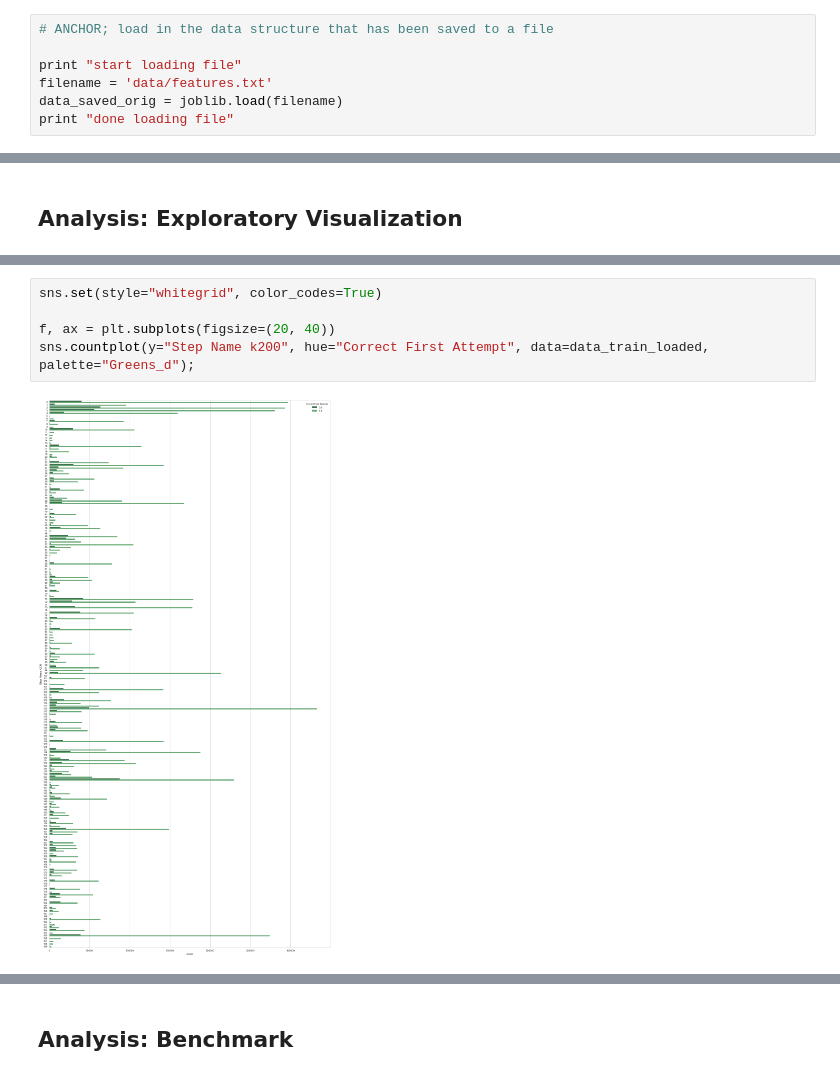
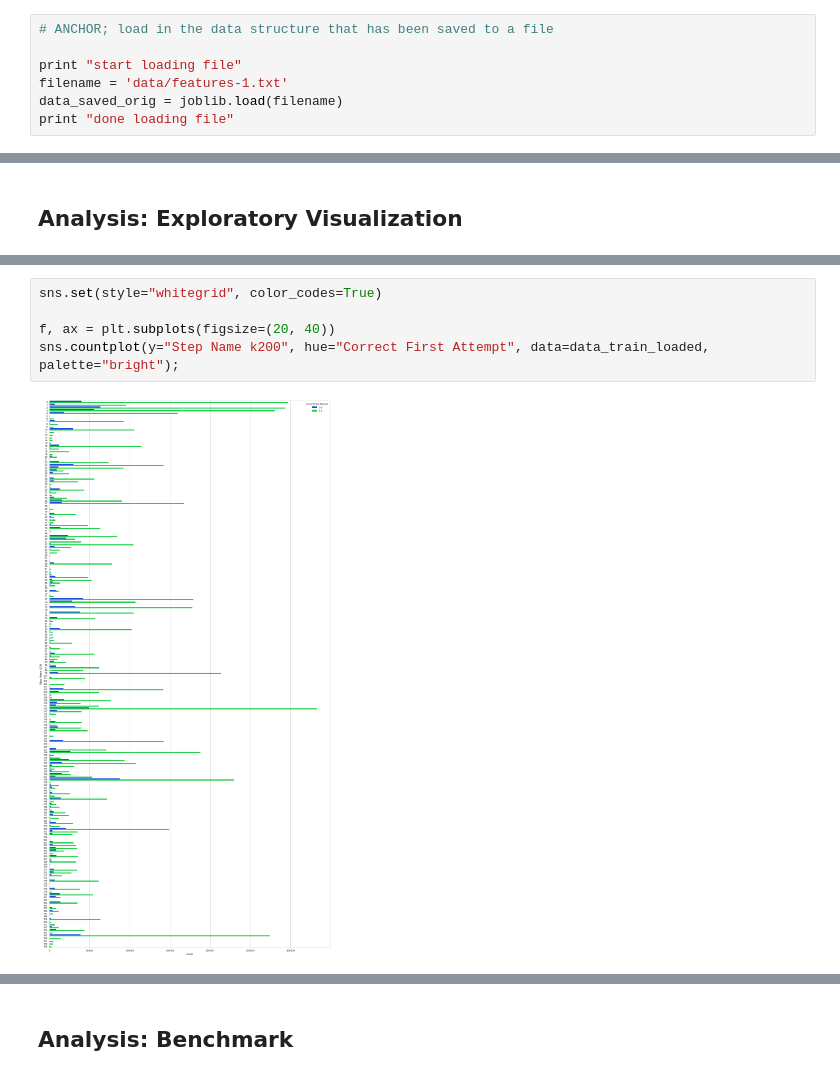
Before and after one commit to doniarobinson/capstone, a Jupyter notebook: capstone-drobinson.ipynb, the cells around one changed output, grey strips where cells are left out. Saved outputs shown, nothing was run; the diff lists cells and outputs as text.

Commit message:
Repairs to project per first evaluation

```diff
--- a/capstone-drobinson.ipynb
+++ b/capstone-drobinson.ipynb
@@ -200,7 +200,7 @@ Trimmed samples of steps from current dataset:
 # ANCHOR; load in the data structure that has been saved to a file
 
 print "start loading file"
-filename = 'data/features.txt'
+filename = 'data/features-1.txt'
 data_saved_orig = joblib.load(filename)
 print "done loading file"
 # %% [output]
@@ -359,10 +359,10 @@ sns.countplot(y="Problem Name Cat k200", hue="Correct First Attempt", data=data_
 # %%
 sns.set(style="whitegrid", color_codes=True)
 
 f, ax = plt.subplots(figsize=(20, 40))
-sns.countplot(y="Step Name k200", hue="Correct First Attempt", data=data_train_loaded, palette="Greens_d");
+sns.countplot(y="Step Name k200", hue="Correct First Attempt", data=data_train_loaded, palette="bright");
 # %% [output]
-[figure, old version]
+[figure, new version]
 # %%
 sns.set(style="whitegrid", color_codes=True)
 
```
Also changed, not shown: parts of 5 cells of this notebook, 1 other file.
